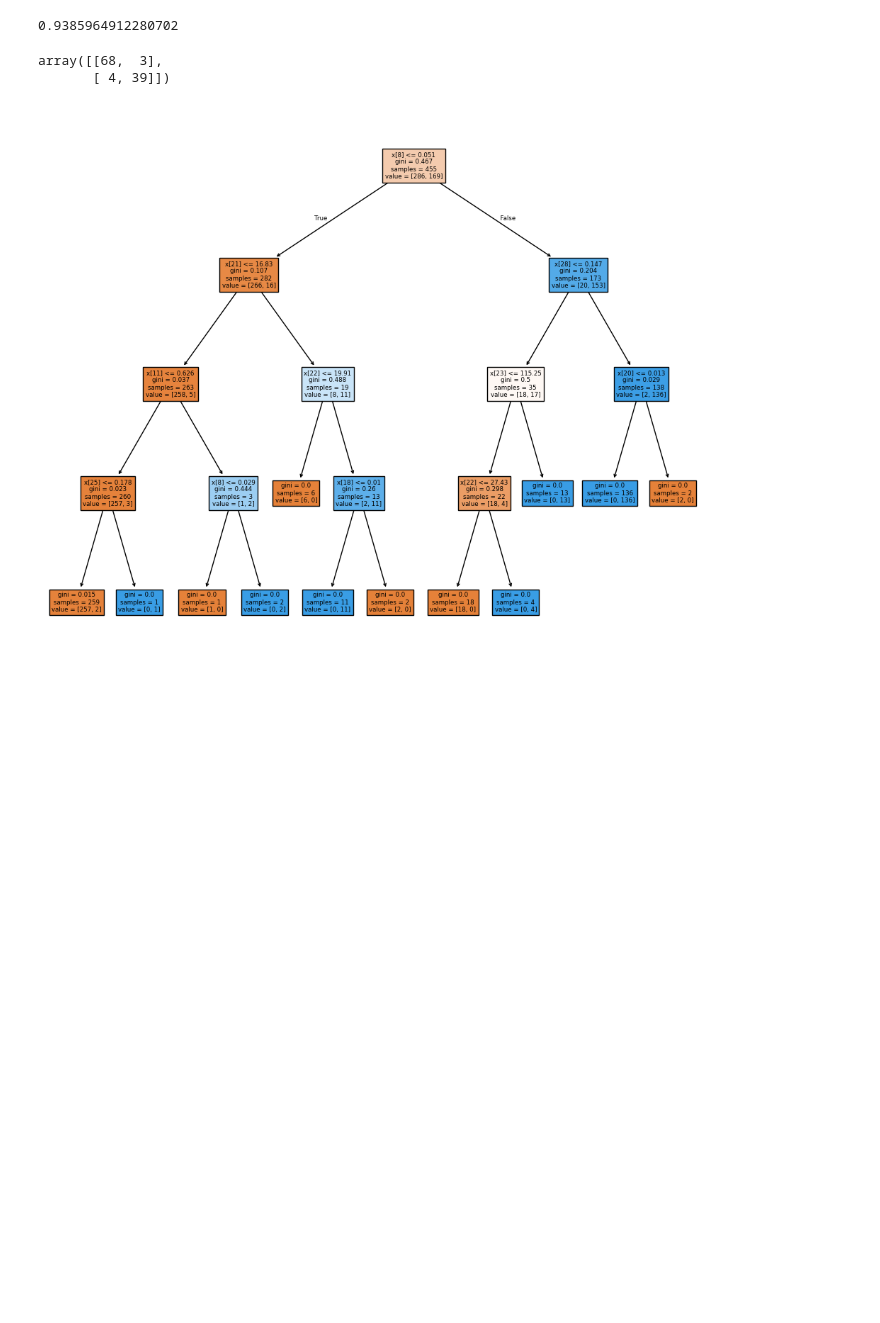
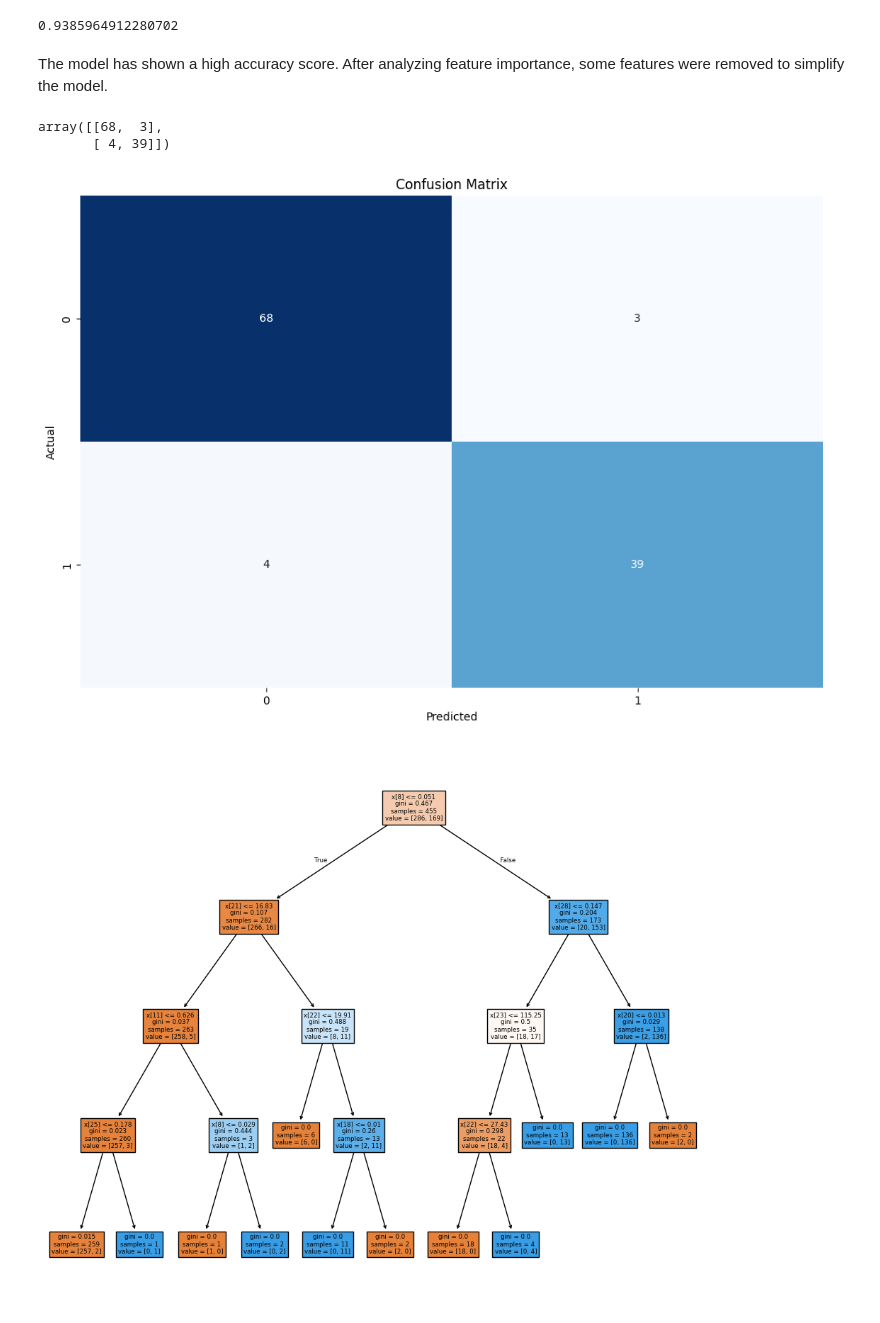
Before and after one commit to SenaKymk/pupilica_ai_bootcamp_assignment, a Jupyter notebook: decisionTreeCancerDataset.ipynb, the cells around one changed output. Saved outputs shown, nothing was run; the diff lists cells and outputs as text; code cells hidden in the pictures; blank space fills up the shorter version.

```diff
--- a/decisionTreeCancerDataset.ipynb
+++ b/decisionTreeCancerDataset.ipynb
@@ -91,12 +105,24 @@ accuracy_score= accuracy_score(y_test, y_pred)
 accuracy_score
 # %% [output]
 0.9385964912280702
+# %% [markdown]
+The model has shown a high accuracy score. After analyzing feature importance, some features were removed to simplify the model.
 # %%
 confusion_matrix= confusion_matrix(y_test, y_pred)
 confusion_matrix
 # %% [output]
 array([[68,  3],
        [ 4, 39]])
+# %%
+plt.figure(figsize=(12,8))
+sns.heatmap(confusion_matrix, annot=True, cmap= "Blues", fmt ="g", cbar=False)
+plt.xlabel("Predicted")
+plt.ylabel("Actual")
+plt.title("Confusion Matrix")
+
+plt.show()
+# %% [output]
+[figure, added]
 # %%
 plt.figure(figsize=(12,10))
 plot_tree(tree_cfl, filled=True)
```
Also changed, not shown: parts of 8 cells of this notebook.
